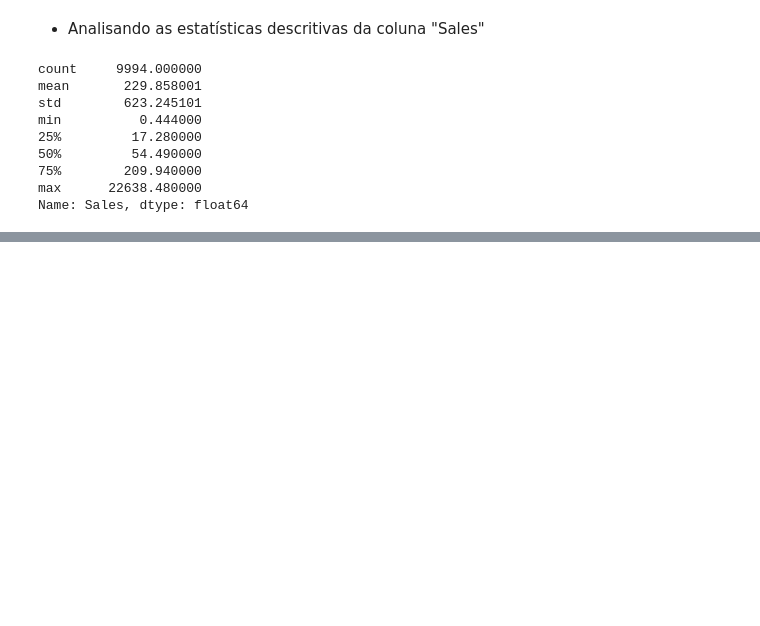
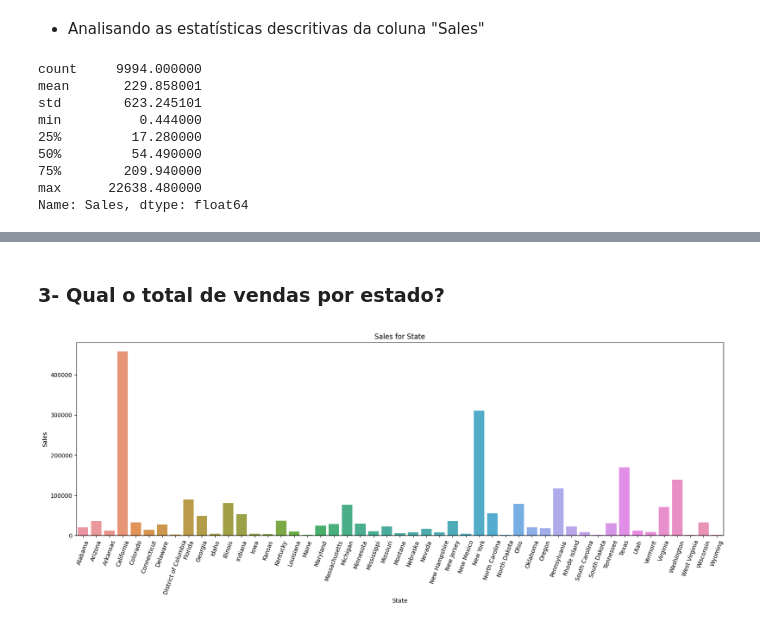
Before and after one commit to michelprosite/Analise-Exploratoria-Superstore-Sales, a Jupyter notebook: Analise_Exploratória_Superstore_Sales.ipynb, the cells around one changed output, grey strips where cells are left out. Saved outputs shown, nothing was run; the diff lists cells and outputs as text; code cells hidden in the pictures; blank space fills up the shorter version.

```diff
--- a/Analise_Exploratória_Superstore_Sales.ipynb
+++ b/Analise_Exploratória_Superstore_Sales.ipynb
@@ -93,0 +171,13 @@ Name: Sales, dtype: float64
+# %% [markdown]
+### 3- Qual o total de vendas por estado?
+# %%
+df_date_state = df.groupby('State')['Sales'].sum().reset_index()
+
+plt.figure(figsize = (20,6))
+sns.barplot(data = df_date_state,
+            y = 'Sales',
+            x = 'State').set(title = 'Sales for State')
+plt.xticks(rotation = 70)
+plt.show()
+# %% [output]
+[figure, added]
```
Also changed, not shown: parts of 19 cells of this notebook.
